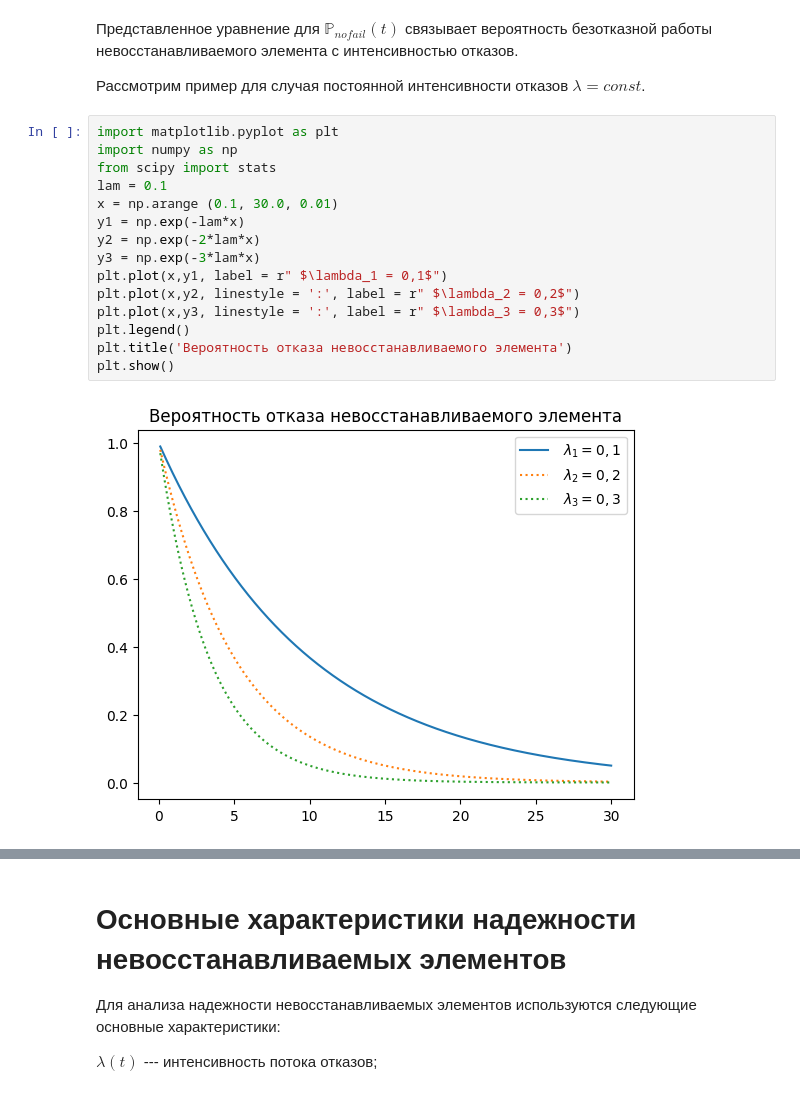
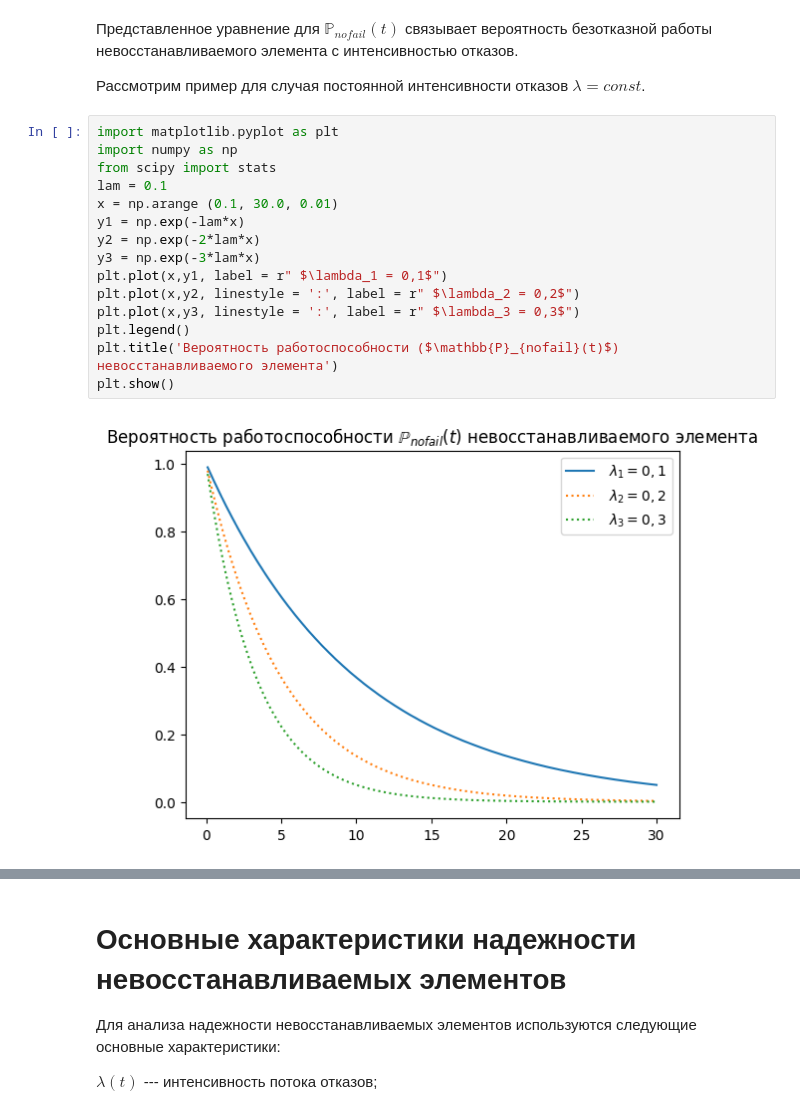
Before and after one commit to SergeyS1954/CLT, a Jupyter notebook: LW2.ipynb, the cells around one changed output, grey strips where cells are left out. Drawn from its saved outputs; the diff is of its cells as text.

```diff
--- a/LW2.ipynb
+++ b/LW2.ipynb
@@ -48,17 +48,17 @@ $$
 # %%
 import matplotlib.pyplot as plt
 import numpy as np
 from scipy import stats
 lam = 0.1
 x = np.arange (0.1, 30.0, 0.01)
 y1 = np.exp(-lam*x)
 y2 = np.exp(-2*lam*x)
 y3 = np.exp(-3*lam*x)
 plt.plot(x,y1, label = r" $\lambda_1 = 0,1$")
 plt.plot(x,y2, linestyle = ':', label = r" $\lambda_2 = 0,2$")
 plt.plot(x,y3, linestyle = ':', label = r" $\lambda_3 = 0,3$")
 plt.legend()
-plt.title('Вероятность отказа невосстанавливаемого элемента')
+plt.title('Вероятность работоспособности ($\mathbb{P}_{nofail}(t)$) невосстанавливаемого элемента')
 plt.show()
 # %% [output]
-[figure, old version]
+[figure, new version]
```
Also changed, not shown: parts of 2 cells of this notebook.
